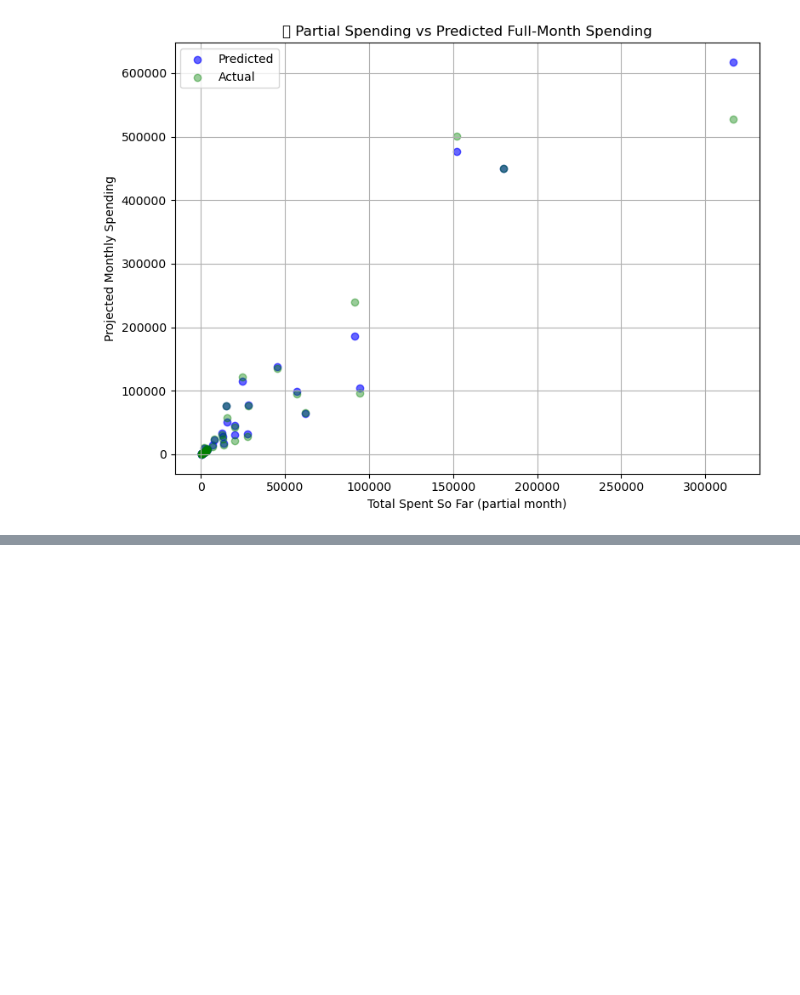
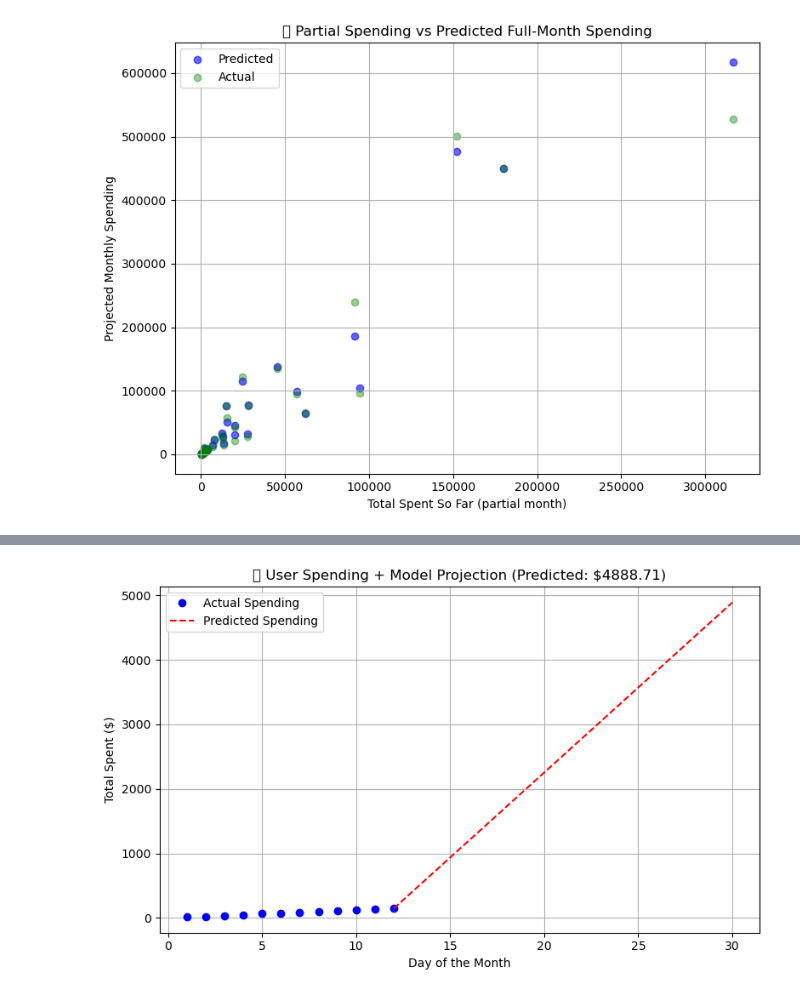
Before and after one commit to andre41103/CapitalGators, a Jupyter notebook: TrainingPredictedSpendingModel.ipynb, the cells around one changed output, grey strips where cells are left out. Cells and saved outputs as stored; diff of their text form; code cells hidden in the pictures; blank space fills up the shorter version.

Commit message:
created graph of total vs predicted spending

```diff
--- a/TrainingPredictedSpendingModel.ipynb
+++ b/TrainingPredictedSpendingModel.ipynb
@@ -463,0 +486,82 @@ plt.show()
+# %%
+import matplotlib.pyplot as plt
+import numpy as np
+import json
+import os
+
+# Assuming the model is already trained as shown in your provided code
+
+# === Function to load user-specific data ===
+def load_user_data(user_dir):
+    try:
+        with open(os.path.join(user_dir, 'user_total.json'), 'r') as f:
+            info = json.load(f)
+
+        total = info.get('total')
+        date_range = info.get('date_range')
+        recurring_total = info.get('recurring_total', 0)
+
+        # Ensure necessary values exist and date_range > 0
+        if None not in (total, date_range) and date_range > 0:
+            daily_nonrec = (total - recurring_total) / date_range
+            projected_baseline = daily_nonrec * 30 + recurring_total
+
+            features = {
+                'total': total,
+                'date_range': date_range,
+                'recurring_total': recurring_total,
+                'daily_nonrec': daily_nonrec,
+                'projected_baseline': projected_baseline
+            }
+
+            return features, total
+        else:
+            print(f"Missing or invalid data for user in {user_dir}")
+            return None, None
+    except Exception as e:
+        print(f"Error reading data for {user_dir}: {e}")
+        return None, None
+
+# === Specify the user directory and load data ===
+user_dir = 'train/user_1'  # Replace with the path to the specific user folder
+features, total_spent = load_user_data(user_dir)
+
+if features is not None:
+    # Prepare features for prediction (excluding 'projected_baseline' to avoid leakage)
+    user_features = np.array([[
+        features['total'],
+        features['date_range'],
+        features['recurring_total'],
+        features['daily_nonrec']]])
+
+    # === Get the predicted monthly spending from the model ===
+    predicted_monthly_spending = model.predict(user_features)[0]  # Predict for the specific user
+
+    # Example of daily spending (replace with actual data if available)
+    daily_spending = [15.2, 8.7, 12.4, 10.1, 18.3, 9.0, 7.5, 11.2, 16.5, 10.0, 13.1, 14.4]  # Example daily spending
+    days_so_far = len(daily_spending)
+    cumulative_spending = np.cumsum(daily_spending)
+
+    # Plot actual dots (up to today's total spending)
+    plt.figure(figsize=(8, 5))
+    plt.plot(range(1, days_so_far + 1), cumulative_spending, 'o', label='Actual Spending', color='blue')
+
+    # Create dotted line from last point to day 30 with predicted slope
+    last_day = days_so_far
+    last_spent = cumulative_spending[-1]
+
+    # Predict the remaining spending until the end of the month (using a linear projection)
+    future_days = [last_day, 30]  # Assume we're plotting till the 30th day
+    future_spending = [last_spent, predicted_monthly_spending]
+    plt.plot(future_days, future_spending, 'r--', label='Predicted Spending')
+
+    # Final plot polish
+    plt.xlabel("Day of the Month")
+    plt.ylabel("Total Spent ($)")
+    plt.title(f"📊 User Spending + Model Projection (Predicted: ${predicted_monthly_spending:.2f})")
+    plt.legend()
+    plt.grid(True)
+    plt.tight_layout()
+    plt.show()
+# %% [output]
+[figure, added]
```
Also changed, not shown: parts of 3 cells of this notebook.
